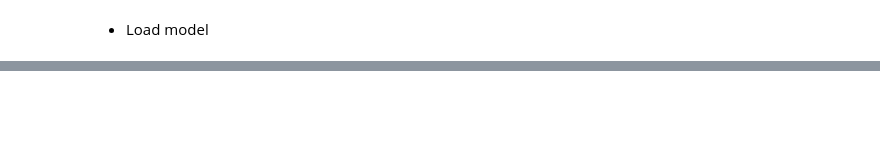
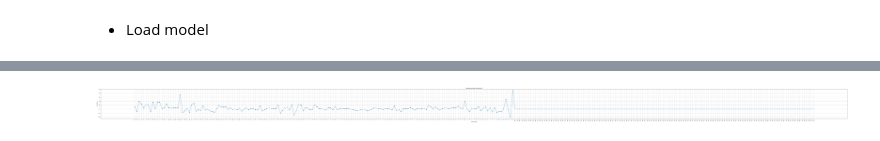
Before and after one commit to francescopatane96/protein-xAI, a Jupyter notebook: xAI_captum_transformer.ipynb, the cells around one changed output, grey strips where cells are left out. Drawn from its saved outputs; the diff is of its cells as text; code cells hidden in the pictures; blank space fills up the shorter version.

```diff
--- a/xAI_captum_transformer.ipynb
+++ b/xAI_captum_transformer.ipynb
@@ -545,0 +536,18 @@ attribution = ig.attribute(inputs = input, baselines=baseline, target=0)
+# %%
+x = range(len(generated_text))
+
+fig = plt.figure(figsize=(len(generated_text) / 2, 6))
+plt.grid(True)
+
+
+plt.plot(x, attributions_sum, marker='o')
+
+plt.xticks(x, generated_text)
+plt.xticks(rotation=90)
+
+plt.xlabel('Amminoacidi')
+plt.ylabel('Importanza')
+plt.title('Importanza degli Amminoacidi')
+plt.show()
+# %% [output]
+[figure, added]
```
Also changed, not shown: parts of 41 cells of this notebook.
